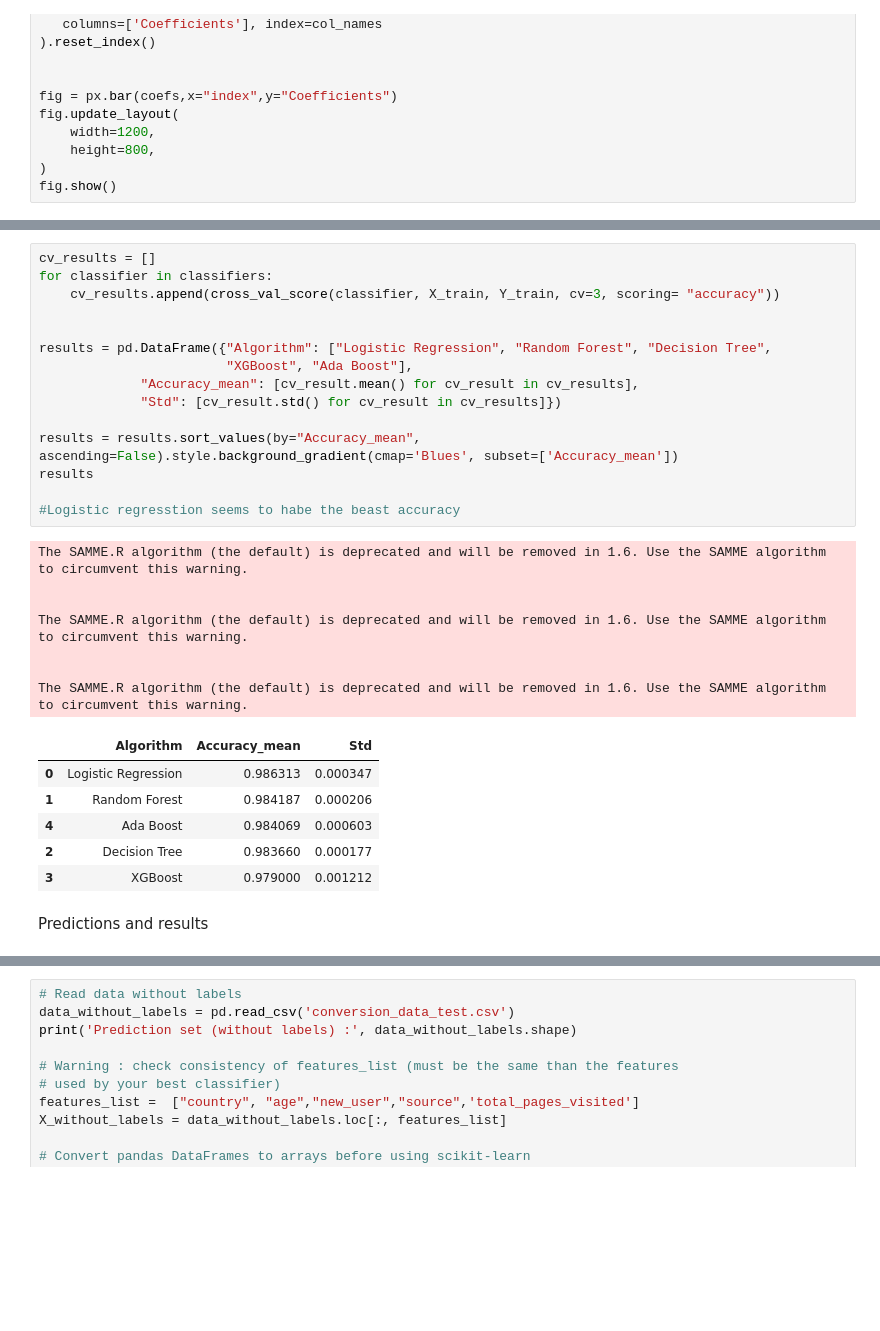
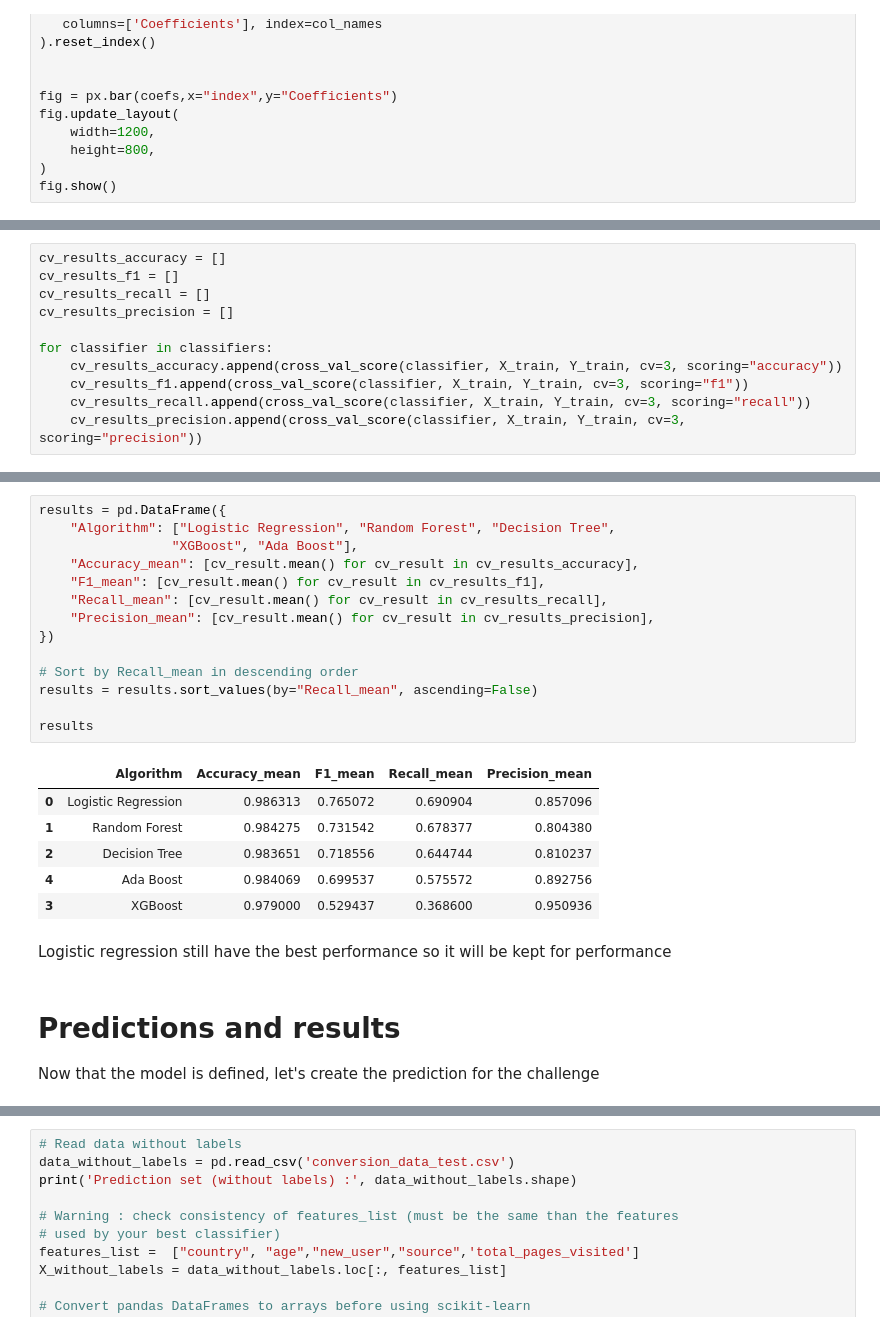
Before and after one commit to llepogam/JEDHA, a Jupyter notebook: Block 3 - Conversion Rate/01_Conversion_Rate_Project.ipynb, the cells around one changed output, grey strips where cells are left out. Cells and saved outputs as stored; diff of their text form; blank space fills up the shorter version.

```diff
--- a/Block 3 - Conversion Rate/01_Conversion_Rate_Project.ipynb
+++ b/Block 3 - Conversion Rate/01_Conversion_Rate_Project.ipynb
@@ -443,2 +374,13 @@ classifiers.append(dtc)
 classifiers.append(xgb)
 classifiers.append(abc)
+# %%
+cv_results_accuracy = []
+cv_results_f1 = []
+cv_results_recall = []
+cv_results_precision = []
+
+for classifier in classifiers:
+    cv_results_accuracy.append(cross_val_score(classifier, X_train, Y_train, cv=3, scoring="accuracy"))
+    cv_results_f1.append(cross_val_score(classifier, X_train, Y_train, cv=3, scoring="f1"))
+    cv_results_recall.append(cross_val_score(classifier, X_train, Y_train, cv=3, scoring="recall"))
+    cv_results_precision.append(cross_val_score(classifier, X_train, Y_train, cv=3, scoring="precision"))
@@ -445,34 +405,30 @@ classifiers.append(abc)
 # %%
-cv_results = []
-for classifier in classifiers:
-    cv_results.append(cross_val_score(classifier, X_train, Y_train, cv=3, scoring= "accuracy"))
+results = pd.DataFrame({
+    "Algorithm": ["Logistic Regression", "Random Forest", "Decision Tree",
+                 "XGBoost", "Ada Boost"],
+    "Accuracy_mean": [cv_result.mean() for cv_result in cv_results_accuracy],
+    "F1_mean": [cv_result.mean() for cv_result in cv_results_f1],
+    "Recall_mean": [cv_result.mean() for cv_result in cv_results_recall],
+    "Precision_mean": [cv_result.mean() for cv_result in cv_results_precision],
+})
 
+# Sort by Recall_mean in descending order
+results = results.sort_values(by="Recall_mean", ascending=False)
 
-results = pd.DataFrame({"Algorithm": ["Logistic Regression", "Random Forest", "Decision Tree",
-                        "XGBoost", "Ada Boost"],
-             "Accuracy_mean": [cv_result.mean() for cv_result in cv_results],
-             "Std": [cv_result.std() for cv_result in cv_results]})
-
-results = results.sort_values(by="Accuracy_mean", ascending=False).style.background_gradient(cmap='Blues', subset=['Accuracy_mean'])
 results
-
-#Logistic regresstion seems to habe the beast accuracy
 # %% [output]
-The SAMME.R algorithm (the default) is deprecated and will be removed in 1.6. Use the SAMME algorithm to circumvent this warning.
-
-
-The SAMME.R algorithm (the default) is deprecated and will be removed in 1.6. Use the SAMME algorithm to circumvent this warning.
-
-
-The SAMME.R algorithm (the default) is deprecated and will be removed in 1.6. Use the SAMME algorithm to circumvent this warning.
-|  | Algorithm | Accuracy_mean | Std |
-| 0 | Logistic Regression | 0.986313 | 0.000347 |
-| 1 | Random Forest | 0.984187 | 0.000206 |
-| 4 | Ada Boost | 0.984069 | 0.000603 |
-| 2 | Decision Tree | 0.983660 | 0.000177 |
-| 3 | XGBoost | 0.979000 | 0.001212 |
+|  | Algorithm | Accuracy_mean | F1_mean | Recall_mean | Precision_mean |
+| 0 | Logistic Regression | 0.986313 | 0.765072 | 0.690904 | 0.857096 |
+| 1 | Random Forest | 0.984275 | 0.731542 | 0.678377 | 0.804380 |
+| 2 | Decision Tree | 0.983651 | 0.718556 | 0.644744 | 0.810237 |
+| 4 | Ada Boost | 0.984069 | 0.699537 | 0.575572 | 0.892756 |
+| 3 | XGBoost | 0.979000 | 0.529437 | 0.368600 | 0.950936 |
-# %% [markdown]
-Predictions and results
+# %% [markdown]
+Logistic regression still have the best performance so it will be kept for performance
+# %% [markdown]
+ # Predictions and results
+
+Now that the model is defined, let's create the prediction for the challenge
 # %%
 # Concatenate our train and test set to train your best classifier on all data with labels
 X = np.append(X_train,X_test,axis=0)
```
Also changed, not shown: parts of 32 cells of this notebook, 1 other file.
